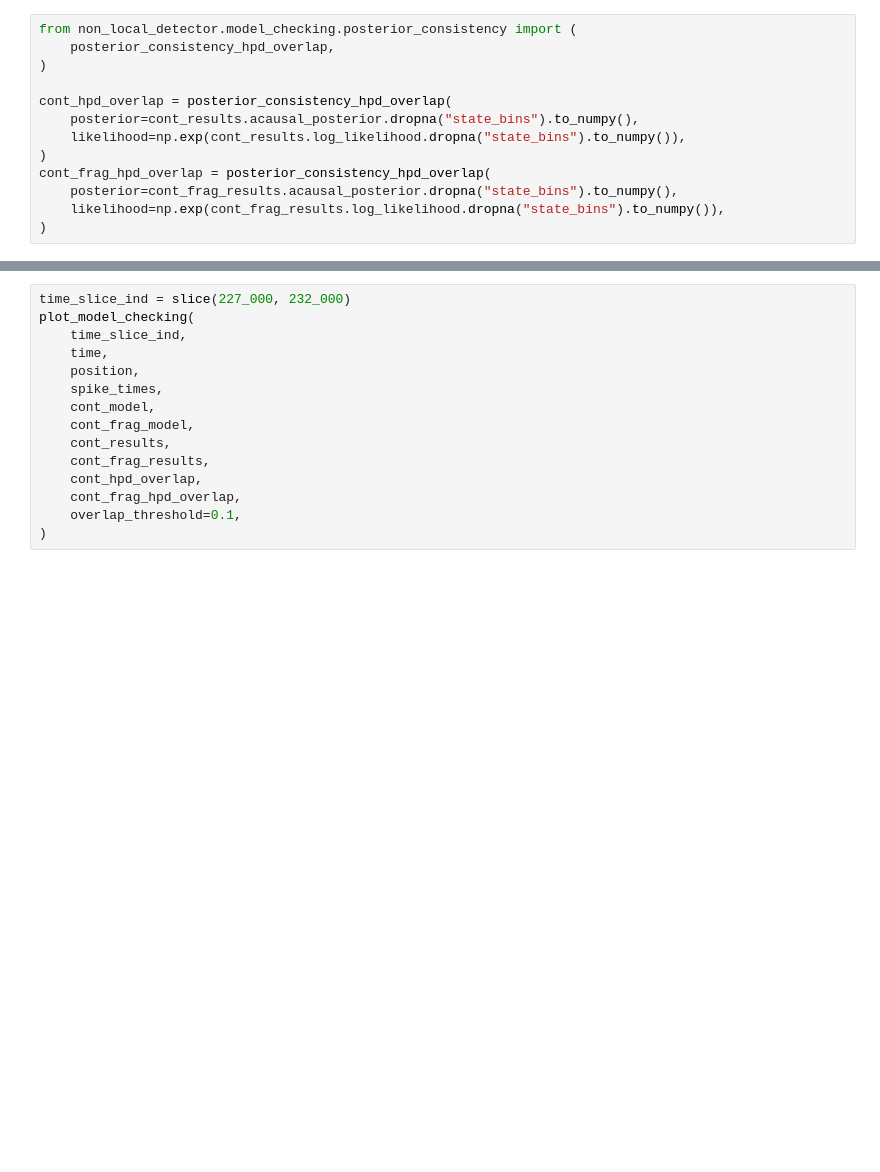
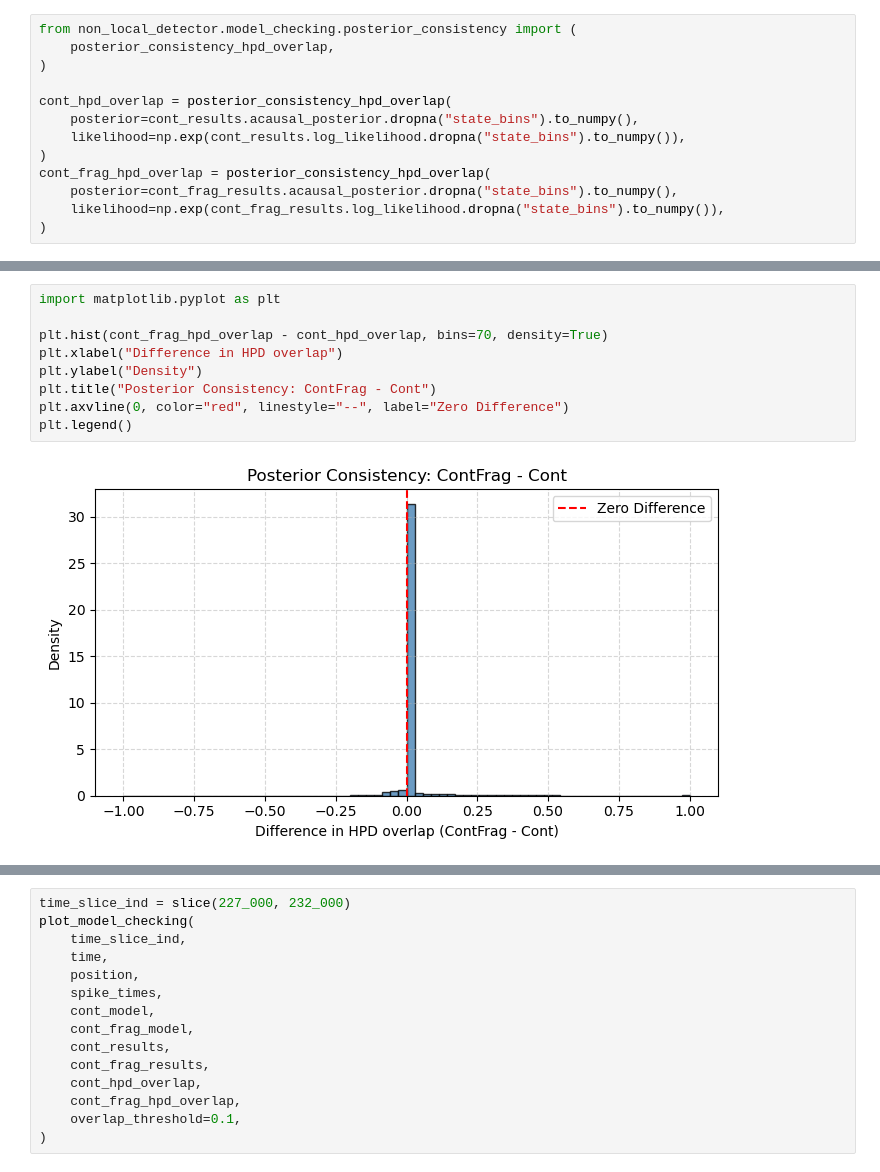
Before and after one commit to LorenFrankLab/non_local_detector, a Jupyter notebook: notebooks/model_checking.ipynb, the cells around one changed output, grey strips where cells are left out. Drawn from its saved outputs; the diff is of its cells as text; blank space fills up the shorter version.

```diff
--- a/notebooks/model_checking.ipynb
+++ b/notebooks/model_checking.ipynb
@@ -136,0 +440,11 @@ cont_frag_hpd_overlap = posterior_consistency_hpd_overlap(
+# %%
+import matplotlib.pyplot as plt
+
+plt.hist(cont_frag_hpd_overlap - cont_hpd_overlap, bins=70, density=True)
+plt.xlabel("Difference in HPD overlap")
+plt.ylabel("Density")
+plt.title("Posterior Consistency: ContFrag - Cont")
+plt.axvline(0, color="red", linestyle="--", label="Zero Difference")
+plt.legend()
+# %% [output]
+[figure, added]
```
Also changed, not shown: parts of 14 cells of this notebook.
